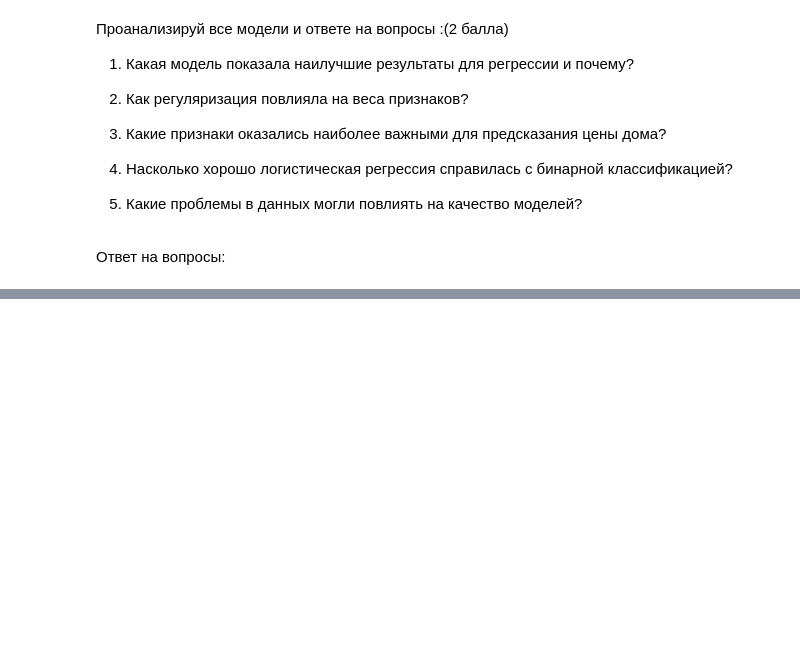
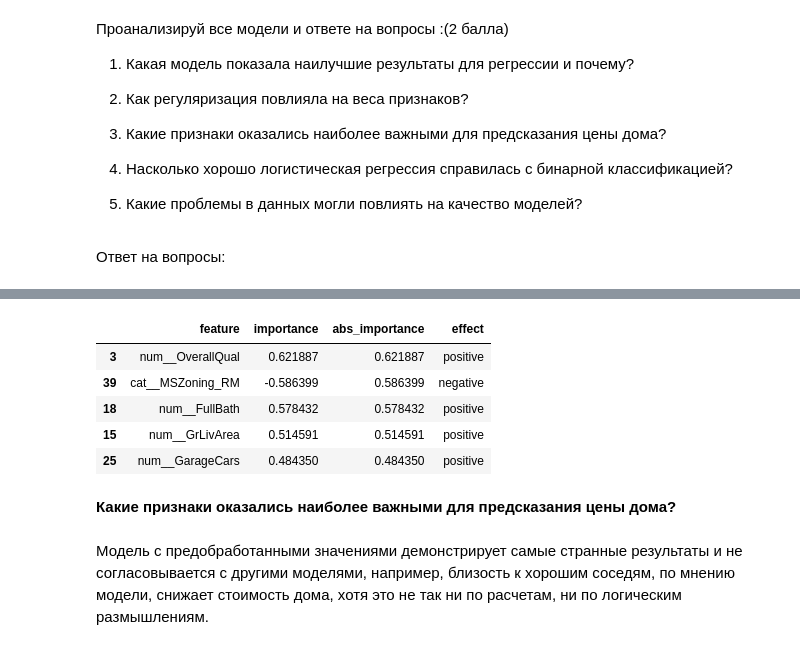
Before and after one commit to Yukkitsune/TBank-Analytics, a Jupyter notebook: Machine learning/linear_regression_homework.ipynb, the cells around one changed output, grey strips where cells are left out. Cells and saved outputs as stored; diff of their text form; code cells hidden in the pictures; blank space fills up the shorter version.

```diff
--- a/Machine learning/linear_regression_homework.ipynb
+++ b/Machine learning/linear_regression_homework.ipynb
@@ -508,3 +600,15 @@ ElasticNet Standard Scaler MAE -> 17928.095946391677
 - Для лучшей модели выведите Топ-5 самых важных признаков
 
 Примечание: Не забудьте разделить данные на обучающую и тестовую выборки перед обучением модели с тем же random_state.
+# %%
+df['expensive'] = df['SalePrice'].apply(lambda x: 1 if x > df['SalePrice'].median() else 0)
+y = df['expensive']
+X = df.drop(columns=['SalePrice', 'expensive'])
+
+X_train, X_test, y_train, y_test = train_test_split(
+    X,
+    y,
+    test_size=0.2,
+    random_state=42,
+    stratify=y
+)
@@ -524,0 +749,14 @@ ElasticNet Standard Scaler MAE -> 17928.095946391677
+# %%
+# Веса с регуляризацией
+logreg_importance_df.sort_values('abs_importance', ascending=False).head(5)
+# %% [output]
+|  | feature | importance | abs_importance | effect |
+| 3 | num__OverallQual | 0.621887 | 0.621887 | positive |
+| 39 | cat__MSZoning_RM | -0.586399 | 0.586399 | negative |
+| 18 | num__FullBath | 0.578432 | 0.578432 | positive |
+| 15 | num__GrLivArea | 0.514591 | 0.514591 | positive |
+| 25 | num__GarageCars | 0.484350 | 0.484350 | positive |
+# %% [markdown]
+**Какие признаки оказались наиболее важными для предсказания цены дома?**
+# %% [markdown]
+Модель с предобработанными значениями демонстрирует самые странные результаты и не согласовывается с другими моделями, например, близость к хорошим соседям, по мнению модели, снижает стоимость дома, хотя это не так ни по расчетам, ни по логическим размышлениям.
```
Also changed, not shown: parts of 44 cells of this notebook.
